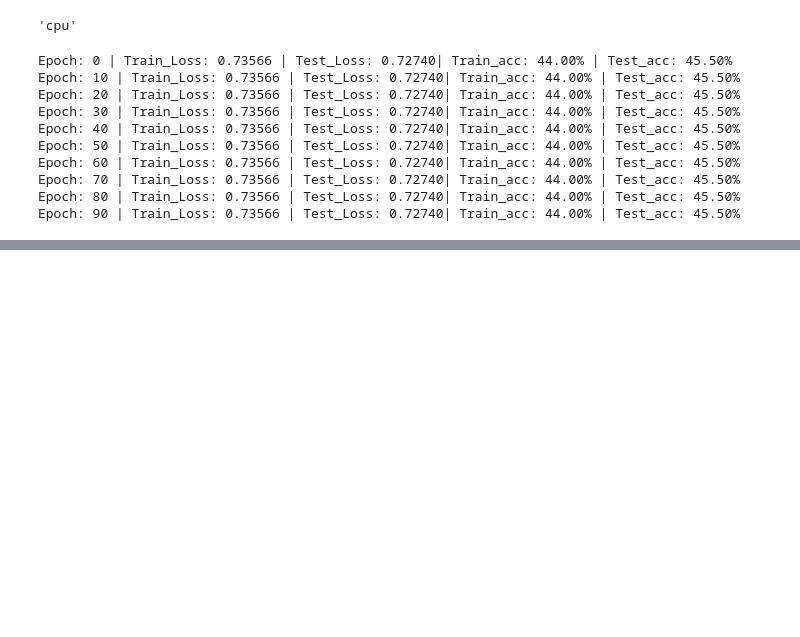
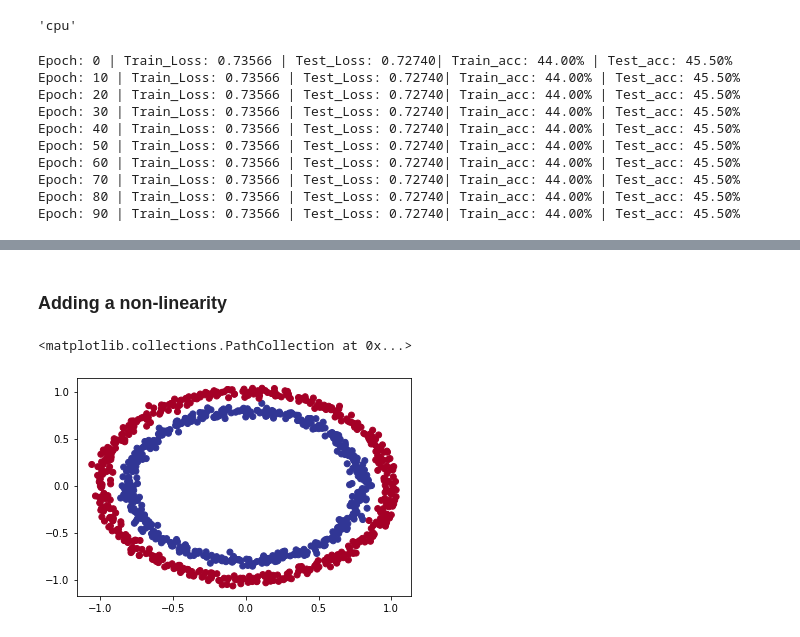
Before and after one commit to superhorip/pytorch-deep-learning, a Jupyter notebook: MY_2_Classification_network.ipynb, the cells around one changed output, grey strips where cells are left out. Saved outputs shown, nothing was run; the diff lists cells and outputs as text; code cells hidden in the pictures; blank space fills up the shorter version.

```diff
--- a/MY_2_Classification_network.ipynb
+++ b/MY_2_Classification_network.ipynb
@@ -337,0 +472,13 @@ Epoch: 90 | Train_Loss: 0.73566 | Test_Loss: 0.72740| Train_acc: 44.00% | Test_a
+# %% [markdown]
+### Adding a non-linearity
+# %%
+import matplotlib.pyplot as plt
+from sklearn.datasets import make_circles
+n_samples = 1000
+X, y = make_circles(n_samples, noise=0.03,
+                   random_state=42)
+
+plt.scatter(X[:, 0], X[:, 1], c=y, cmap=plt.cm.RdYlBu)
+# %% [output]
+<matplotlib.collections.PathCollection at 0x...>
+[figure, added]
```
Also changed, not shown: parts of 8 cells of this notebook.
